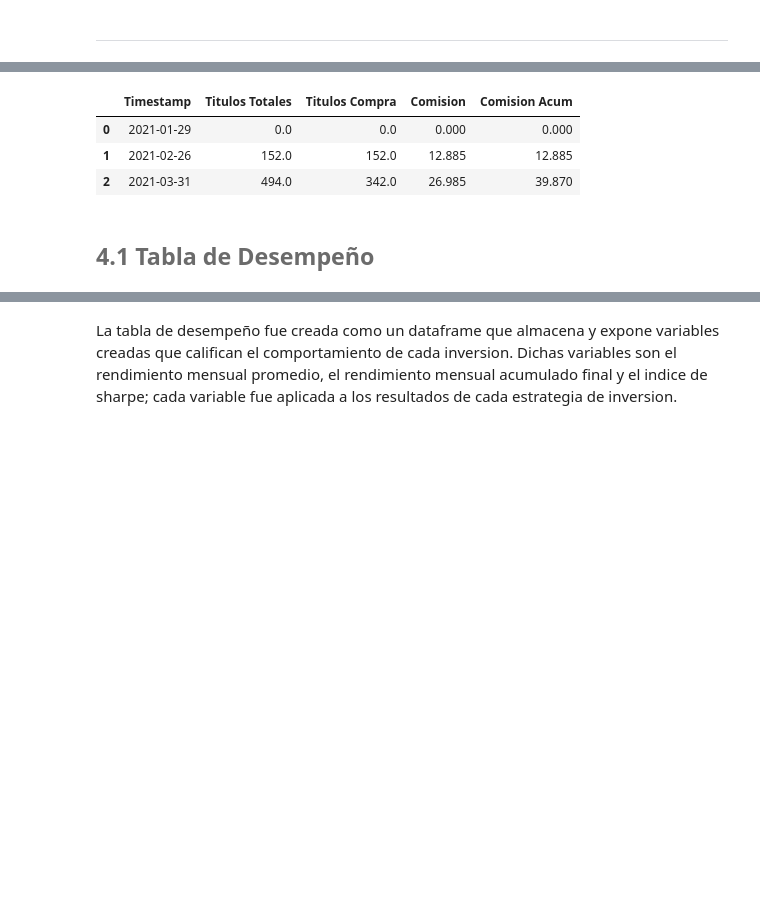
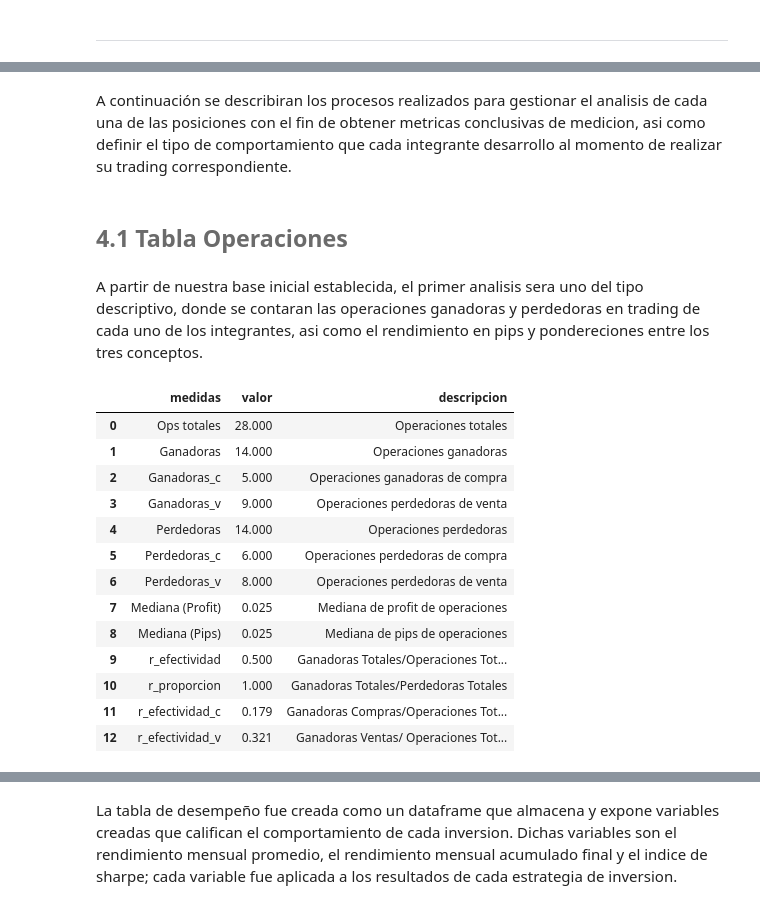
Before and after one commit to CuauhtemocCC/Microestructuras-de-Trading-Lab-3, a Jupyter notebook: notebook.ipynb, the cells around one changed output, grey strips where cells are left out. Saved outputs shown, nothing was run; the diff lists cells and outputs as text; code cells hidden in the pictures; blank space fills up the shorter version.

```diff
--- a/notebook.ipynb
+++ b/notebook.ipynb
@@ -203,10 +93,24 @@ Los numeros obtenidos para esta tabla de salida se encuentran dentro del proceso
-# %%
-# Segmento Tabla de Operaciones
-dt.operaciones_df.head(3)
-# %% [output]
-|  | Timestamp | Titulos Totales | Titulos Compra | Comision | Comision Acum |
-| 0 | 2021-01-29 | 0.0 | 0.0 | 0.000 | 0.000 |
-| 1 | 2021-02-26 | 152.0 | 152.0 | 12.885 | 12.885 |
-| 2 | 2021-03-31 | 494.0 | 342.0 | 26.985 | 39.870 |
-# %% [markdown]
-## <font color= #6B6B6B> 4.1 Tabla de Desempeño  </font>
+# %% [markdown]
+A continuación se describiran los procesos realizados para gestionar el analisis de cada una de las posiciones con el fin de obtener metricas conclusivas de medicion, asi como definir el tipo de comportamiento que cada integrante desarrollo al momento de realizar su trading correspondiente.
+# %% [markdown]
+## <font color= #6B6B6B> 4.1 Tabla Operaciones  </font>
+# %% [markdown]
+A partir de nuestra base inicial establecida, el primer analisis sera uno del tipo descriptivo, donde se contaran las operaciones ganadoras y perdedoras en trading de cada uno de los integrantes, asi como el rendimiento en pips y pondereciones entre los tres conceptos.
+# %%
+# Tabla decriptiva de operaciones y beneficios, CCC
+dt.df_1_tabla_c
+# %% [output]
+|  | medidas | valor | descripcion |
+| 0 | Ops totales | 28.000 | Operaciones totales |
+| 1 | Ganadoras | 14.000 | Operaciones ganadoras |
+| 2 | Ganadoras_c | 5.000 | Operaciones ganadoras de compra |
+| 3 | Ganadoras_v | 9.000 | Operaciones perdedoras de venta |
+| 4 | Perdedoras | 14.000 | Operaciones perdedoras |
+| 5 | Perdedoras_c | 6.000 | Operaciones perdedoras de compra |
+| 6 | Perdedoras_v | 8.000 | Operaciones perdedoras de venta |
+| 7 | Mediana (Profit) | 0.025 | Mediana de profit de operaciones |
+| 8 | Mediana (Pips) | 0.025 | Mediana de pips de operaciones |
+| 9 | r_efectividad | 0.500 | Ganadoras Totales/Operaciones Tot... |
+| 10 | r_proporcion | 1.000 | Ganadoras Totales/Perdedoras Totales |
+| 11 | r_efectividad_c | 0.179 | Ganadoras Compras/Operaciones Tot... |
+| 12 | r_efectividad_v | 0.321 | Ganadoras Ventas/ Operaciones Tot... |
```
Also changed, not shown: parts of 80 cells of this notebook, 1 other file.
